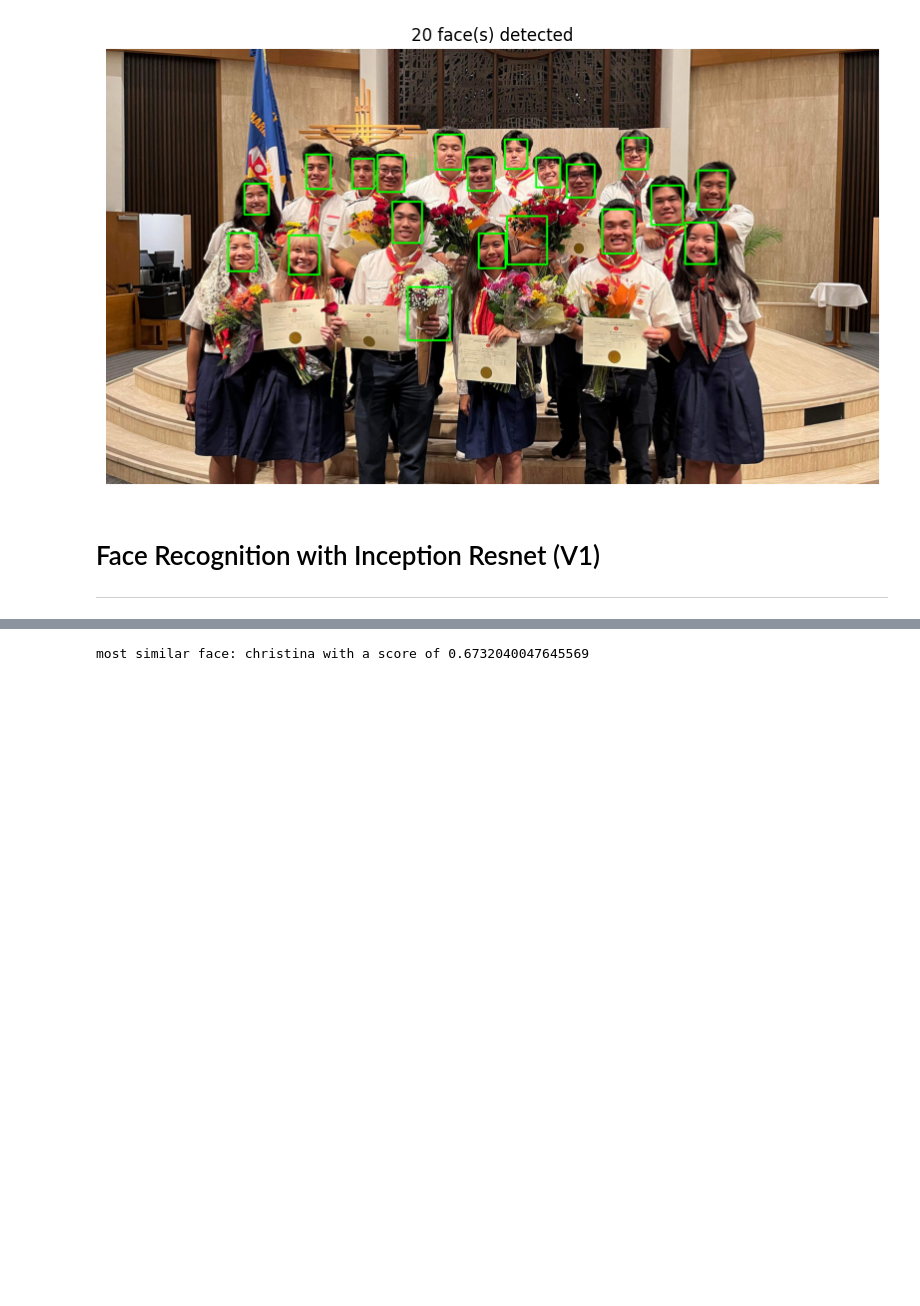
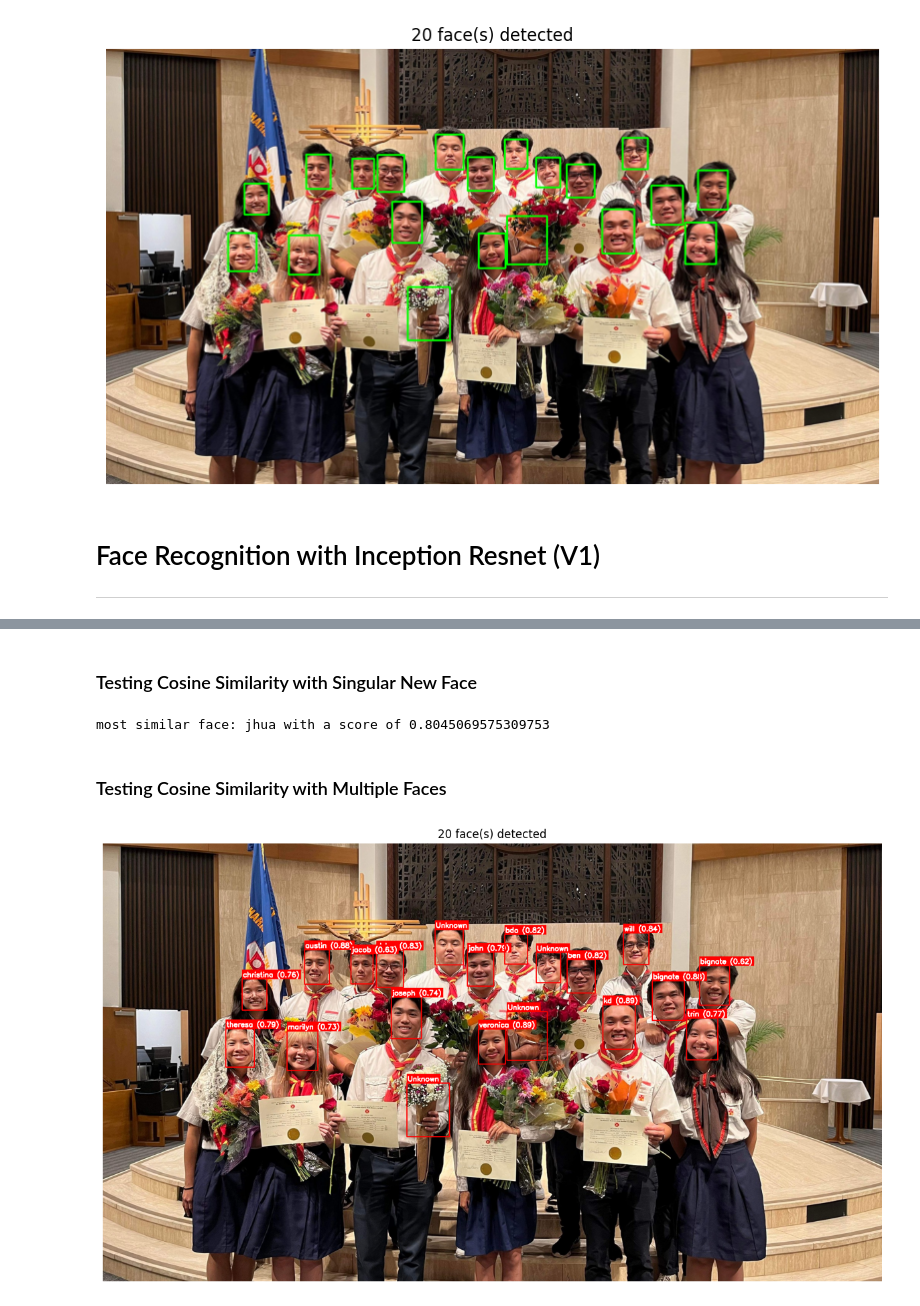
Before and after one commit to WTL04/SendMeThat, a Jupyter notebook: computer_vision/mtcnn_test.ipynb, the cells around one changed output, grey strips where cells are left out. Drawn from its saved outputs; the diff is of its cells as text; code cells hidden in the pictures; blank space fills up the shorter version.

Commit message:
working multiple face classification

```diff
--- a/computer_vision/mtcnn_test.ipynb
+++ b/computer_vision/mtcnn_test.ipynb
@@ -26,8 +26,8 @@ from PIL import Image # python imaging library
 import torch.nn.functional
 # %%
 img_path = "images/group1.jpg"
-img = cv2.imread(img_path)
-img = cv2.cvtColor(img, cv2.COLOR_BGR2RGB)
+group_img = cv2.imread(img_path)
+group_img = cv2.cvtColor(group_img, cv2.COLOR_BGR2RGB)
 # %% [markdown]
 # Face Detection with MTCNN
 ---
@@ -88,9 +89,11 @@ for person_name in names:
         # we take the resulting embeddings and turn it back into 3D tensor
         emb = resnet(face.unsqueeze(0)).detach()
         face_db[person_name] = emb.squeeze(0)
+# %% [markdown]
+### Testing Cosine Similarity with Singular New Face
 # %%
 # import new face
-new_img_path = "images/headshots/new_face.jpeg"
+new_img_path = "images/test_headshots/jhua_new.jpeg"
 new_face = cv2.imread(new_img_path)
 new_face = cv2.cvtColor(new_face, cv2.COLOR_BGR2RGB)
 
@@ -114,4 +117,6 @@ for face, score in scores.items():
 
 print(f"most similar face: {most_similar_face} with a score of {highest_score}")
 # %% [output]
-most similar face: christina with a score of 0.6732040047645569
+most similar face: jhua with a score of 0.8045069575309753
+# %% [markdown]
+### Testing Cosine Similarity with Multiple Faces
@@ -117,0 +139,36 @@ most similar face: christina with a score of 0.6732040047645569
+# %%
+img_draw = group_img.copy()
+
+for i, (row, box) in enumerate(zip(group_embeddings, boxes)):
+
+    # storing scores into dictionary
+    # key : face
+    # value : score
+    scores = {}
+    for face in face_db:
+        score = cosine_sim(row, face_db[face])
+        scores[face] = score
+
+    # find best match
+    most_similar_face = max(scores, key=scores.get)
+    highest_score = scores[most_similar_face]
+
+    if highest_score > 0.6:
+        label = f"{most_similar_face} ({highest_score:.2f})"
+    else:
+        label = "Unknown"
+
+    # draw bounding box
+    x1, y1, x2, y2 = [int(coord) for coord in box]
+    cv2.rectangle(img_draw, (x1, y1), (x2, y2), (255, 0, 0), 2)
+
+    # draw label
+    draw_label_with_background(img_draw, label, x1, y1, thickness=2)
+# %%
+plt.figure(figsize=(15, 15))
+plt.imshow(img_draw)
+plt.axis('off')
+plt.title(f"{len(boxes)} face(s) detected")
+plt.show()
+# %% [output]
+[figure, added]
```
Also changed, not shown: parts of 6 cells of this notebook, 3 other files.
